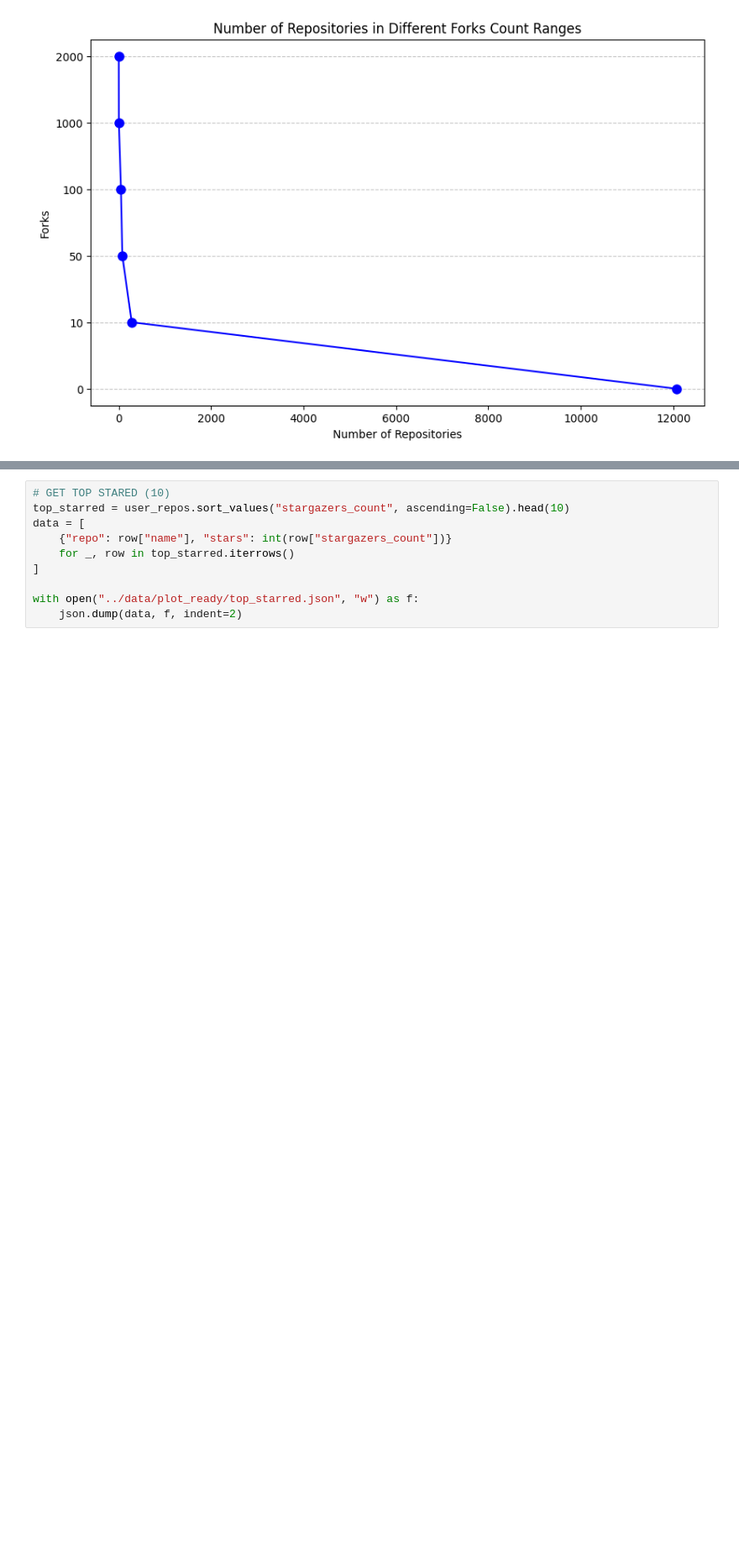
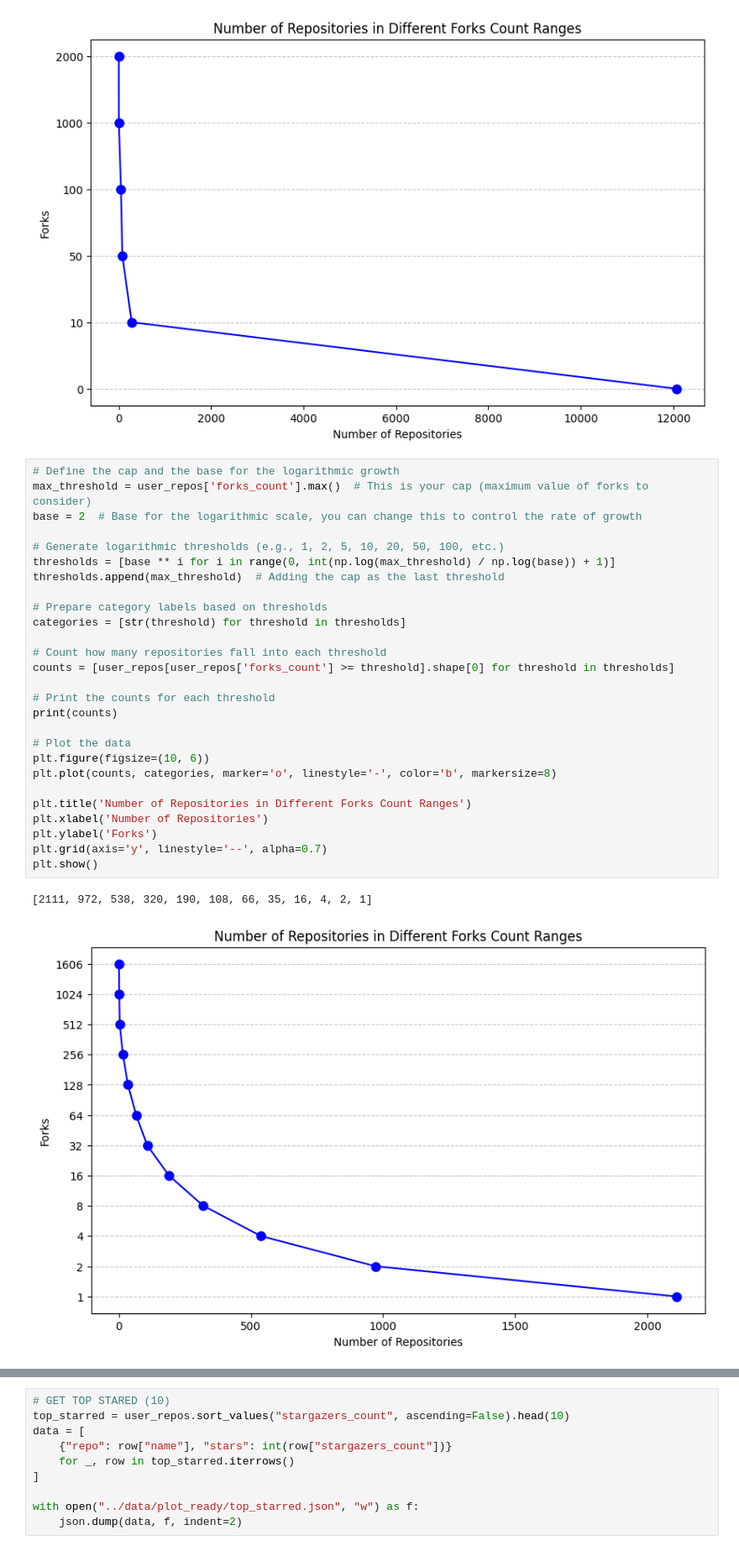
Before and after one commit to Cucharoth/t2_eda, a Jupyter notebook: src/eda.ipynb, the cells around one changed output, grey strips where cells are left out. Shown: that part at 84% size. Saved outputs shown, nothing was run; the diff lists cells and outputs as text; blank space fills up the shorter version.

```diff
--- a/src/eda.ipynb
+++ b/src/eda.ipynb
@@ -230,6 +230,36 @@ plt.show()
 # %% [output]
 [12073, 280, 78, 48, 2, 0]
 [figure]
+# %%
+# Define the cap and the base for the logarithmic growth
+max_threshold = user_repos['forks_count'].max()  # This is your cap (maximum value of forks to consider)
+base = 2  # Base for the logarithmic scale, you can change this to control the rate of growth
+
+# Generate logarithmic thresholds (e.g., 1, 2, 5, 10, 20, 50, 100, etc.)
+thresholds = [base ** i for i in range(0, int(np.log(max_threshold) / np.log(base)) + 1)]
+thresholds.append(max_threshold)  # Adding the cap as the last threshold
+
+# Prepare category labels based on thresholds
+categories = [str(threshold) for threshold in thresholds]
+
+# Count how many repositories fall into each threshold
+counts = [user_repos[user_repos['forks_count'] >= threshold].shape[0] for threshold in thresholds]
+
+# Print the counts for each threshold
+print(counts)
+
+# Plot the data
+plt.figure(figsize=(10, 6))
+plt.plot(counts, categories, marker='o', linestyle='-', color='b', markersize=8)
+
+plt.title('Number of Repositories in Different Forks Count Ranges')
+plt.xlabel('Number of Repositories')
+plt.ylabel('Forks')
+plt.grid(axis='y', linestyle='--', alpha=0.7)
+plt.show()
+# %% [output]
+[2111, 972, 538, 320, 190, 108, 66, 35, 16, 4, 2, 1]
+[figure, added]
 # %%
 # %% [output]
 [figure]
```
